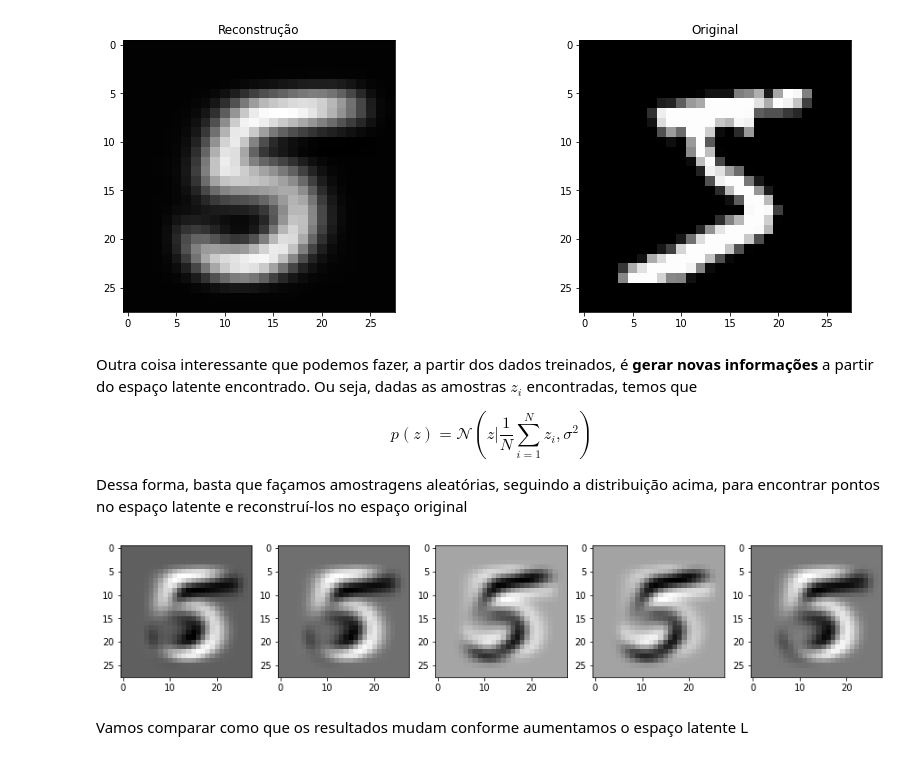
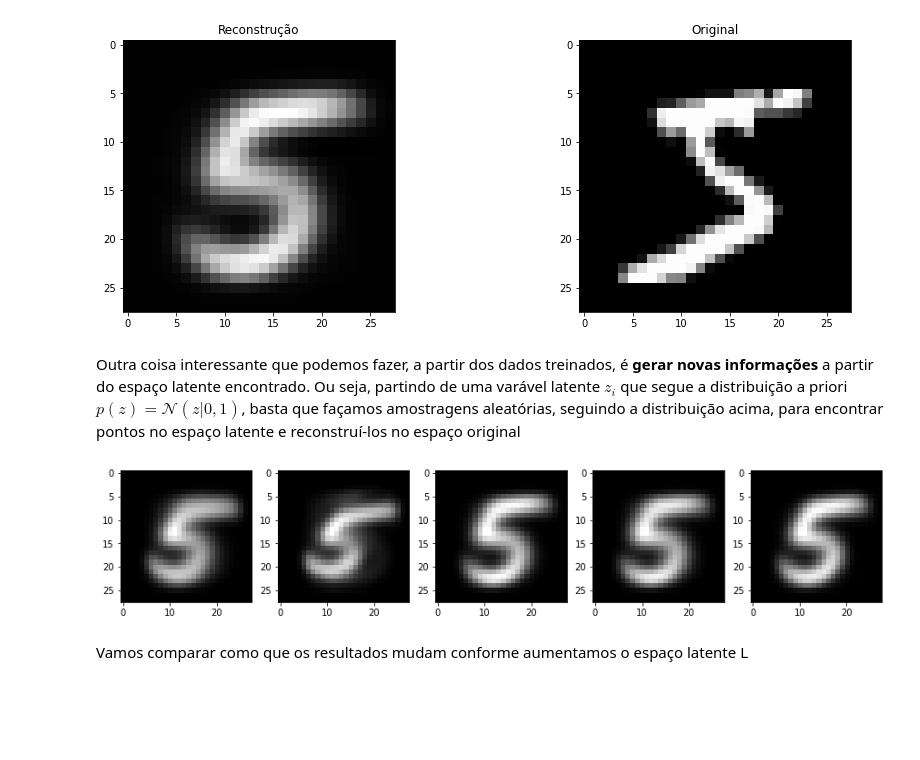
Before and after one commit to lucaspg96/probabilistic-ml, a Jupyter notebook: Trabalho 5/PPCA.ipynb, the cells around one changed output. Drawn from its saved outputs; the diff is of its cells as text; code cells hidden in the pictures; blank space fills up the shorter version.

```diff
--- a/Trabalho 5/PPCA.ipynb
+++ b/Trabalho 5/PPCA.ipynb
@@ -225,23 +225,19 @@ plt.title("Original")
 Text(0.5, 1.0, 'Original')
 [figure]
 # %% [markdown]
-Outra coisa interessante que podemos fazer, a partir dos dados treinados, é **gerar novas informações** a partir do espaço latente encontrado. Ou seja, dadas as amostras $z_i$ encontradas, temos que
-
-$$ p(z) = \mathcal{N}(z| \frac{1}{N} \sum^N_{i=1} z_i , \sigma^2) $$
-
-Dessa forma, basta que façamos amostragens aleatórias, seguindo a distribuição acima, para encontrar pontos no espaço latente e reconstruí-los no espaço original
+Outra coisa interessante que podemos fazer, a partir dos dados treinados, é **gerar novas informações** a partir do espaço latente encontrado. Ou seja, partindo de uma varável latente $z_i$ que segue a distribuição a priori $ p(z) = \mathcal{N}(z| 0 , 1) $, basta que façamos amostragens aleatórias, seguindo a distribuição acima, para encontrar pontos no espaço latente e reconstruí-los no espaço original
 # %%
-def generate_samples(mean_z, mean_x, W, sigma, n_samples = 5):
-    s = multivariate_normal.rvs(mean_z, sigma, size=n_samples)
+def generate_samples(L, mean, W, sigma, n_samples = 5):
+    s = multivariate_normal.rvs(np.zeros(L), np.eye(L), size=n_samples)
     return reconstruct(s, mean, W, sigma)
 
-img_generated = generate_samples(np.mean(z, axis=0), mean, W, sigma, n_samples = 5)
+img_generated = generate_samples(L, mean, W, sigma, n_samples = 5)
 plt.figure(figsize=(15,5))
 for i,img in enumerate(img_generated):
     plt.subplot(1,5, i+1)
     plt.imshow(img.reshape(resolution_x, resolution_y))
 # %% [output]
-[figure, old version]
+[figure, new version]
 # %% [markdown]
 Vamos comparar como que os resultados mudam conforme aumentamos o espaço latente L
 # %%
```
Also changed, not shown: parts of 2 cells of this notebook.
